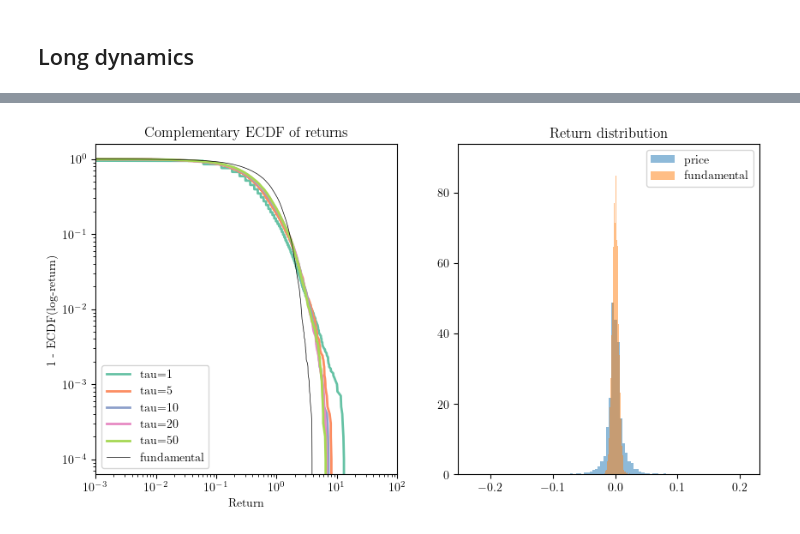
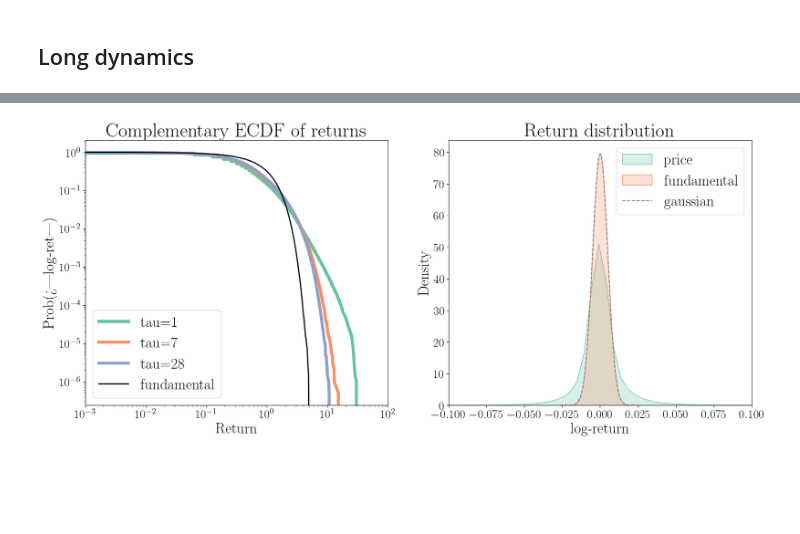
Before and after one commit to paololapo/LuxMarchesiModel, a Jupyter notebook: notebook.ipynb, the cells around one changed output, grey strips where cells are left out. Drawn from its saved outputs; the diff is of its cells as text; code cells hidden in the pictures; blank space fills up the shorter version.

```diff
--- a/notebook.ipynb
+++ b/notebook.ipynb
@@ -19,7 +22,7 @@ np.random.seed(12345)
 # %%
 state = {"n_f" : 492, "n_p" : 4, "n_m" : 4, "p_f" : 10, "p" : 10,}
 
-params = {"sigma_eps" : 0.005, "sigma_mu" : 0.0, "t_c": 0.001, "gamma" : 0.01,
+params = {"sigma_eps" : 0.005, "sigma_mu" : 0.05, "t_c": 0.001, "gamma" : 0.01,
           "beta": 4, "R": 0.0004, "s": 0.75, "alpha_1": 0.6, "alpha_2": 1.5,
           "alpha_3": 1, "v_1": 2, "v_2": 0.6, "dt": 0.002}
 # %%
@@ -142,37 +145,49 @@ def empiricalCDF(data):
     y = np.arange(1, len(x)+1)/len(x)
     return x, y
 # %%
-fig, ax = plt.subplots(1, 2, figsize=(10, 5))
+fig, ax = plt.subplots(1, 2, figsize=(20, 8))
+fontsize = 25
 prices = history["prices"]
 fundamentals = history["fundamentals"]
 
-tau_list = [1, 5, 10, 20, 50]
+ax[0].set_title("Complementary ECDF of returns", fontsize=fontsize*1.3)
+tau_list = [1, 7, 28]
 markers = ["o", "s", "D", "^", "v"]
 colors = sns.color_palette("Set2", len(tau_list))
 for tau, marker, color in zip(tau_list, markers, colors):
     # Compute the return for the given tau
     ret = np.abs(logReturns(prices, tau))
 
     # Compute the ECDF and plot the complement
     x, y = empiricalCDF(ret)
     ax[0].loglog(x, 1-y, label=f"tau={tau}", marker="", color=color,
-                 markersize=1, linestyle="-", linewidth=2)
+                 markersize=1, linestyle="-", linewidth=5)
 
 x, y = empiricalCDF(np.abs(logReturns(fundamentals, 1)))
 ax[0].loglog(x, 1-y, label="fundamental", marker="", color="black",
-             markersize=1, linestyle="-", linewidth=0.5)
-ax[0].legend()
-ax[0].set_title("Complementary ECDF of returns")
-ax[0].set_xlabel("Return")
-ax[0].set_ylabel("1 - ECDF(log-return)")
+             markersize=1, linestyle="-", linewidth=2)
+ax[0].legend(loc="lower left", fontsize=fontsize)
+ax[0].set_xlabel("Return", fontsize=fontsize)
+ax[0].set_ylabel("Prob(>|log-ret|)", fontsize=fontsize)
+ax[0].tick_params(axis='both', which='major', labelsize=fontsize*0.8)
+ax[0].tick_params(axis='both', which='minor', labelsize=fontsize*0.8)
 ax[0].set_xlim(1e-3, 100)
 
-ax[1].set_title("Return distribution")
-ax[1].hist(logReturns(prices, 1, False), bins=100, alpha=0.5, density=True, label="price")
-ax[1].hist(logReturns(fundamentals, 1, False), bins=100, alpha=0.5, density=True, label="fundamental")
-ax[1].legend();
+ax[1].set_title("Return distribution", fontsize=fontsize*1.3)
+ret = np.diff(np.log(history["prices"]))
+eps = np.diff(np.log(history["fundamentals"]))
+colors = sns.color_palette("Set2", 2)
+sns.kdeplot(x=ret, color=colors[0], ax=ax[1], label="price", fill=True)
+sns.kdeplot(x=eps, color=colors[1], ax=ax[1], label="fundamental", fill=True)
+sns.kdeplot(x=np.random.normal(0, params["sigma_eps"], int(1e6)), color="grey", ax=ax[1], label="gaussian", linestyle="--")
+ax[1].set_ylabel("Density", fontsize=fontsize)
+ax[1].set_xlabel("log-return", fontsize=fontsize)
+ax[1].legend(loc="upper right", fontsize=fontsize)
+ax[1].tick_params(axis='both', which='major', labelsize=fontsize*0.8)
+ax[1].tick_params(axis='both', which='minor', labelsize=fontsize*0.8)
+ax[1].set_xlim(-0.1, 0.1);
 # %% [output]
-[figure, old version]
+[figure, new version]
 # %%
 def movingAverage(data, w):
     cumsum = np.cumsum(np.insert(data, 0, 0))
```
Also changed, not shown: parts of 13 cells of this notebook, 16 other files.
